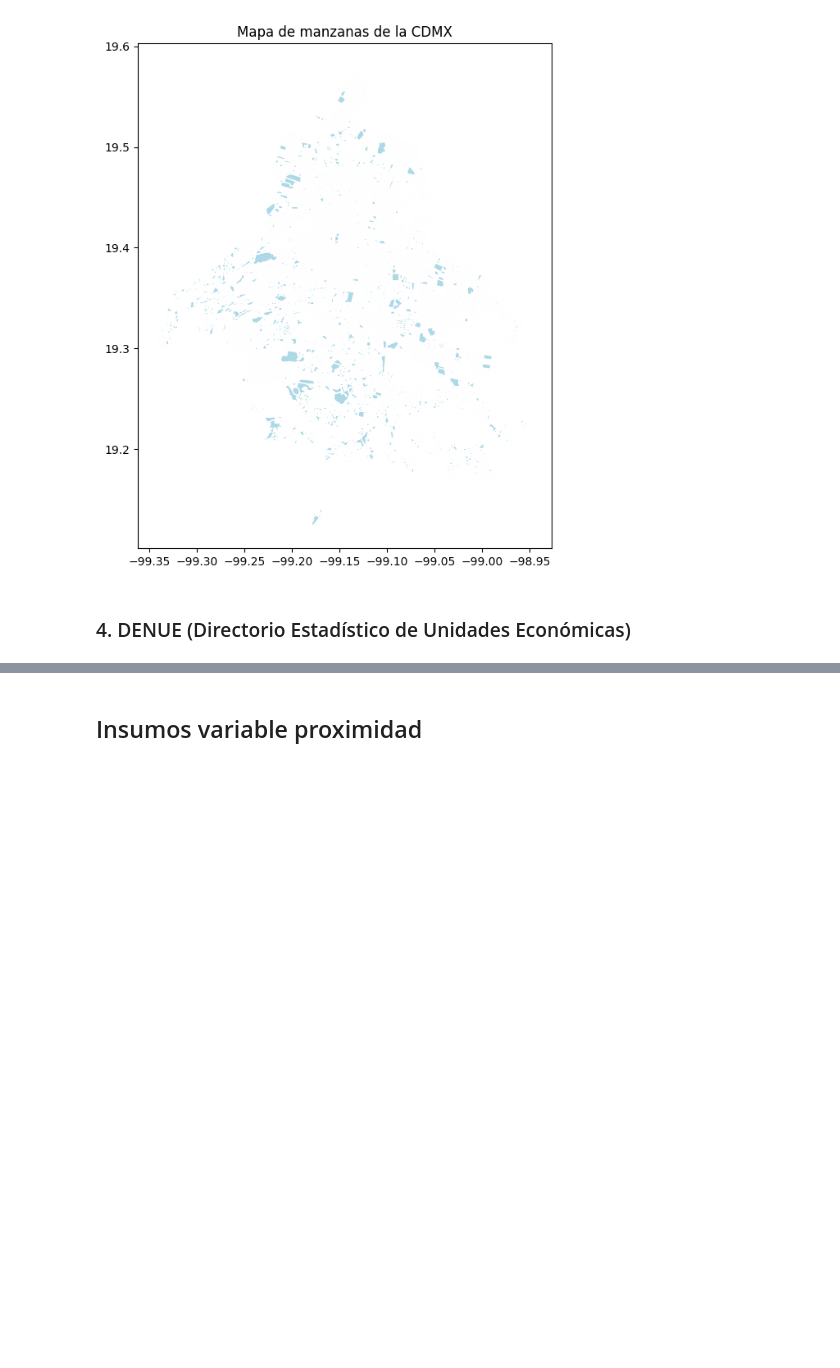
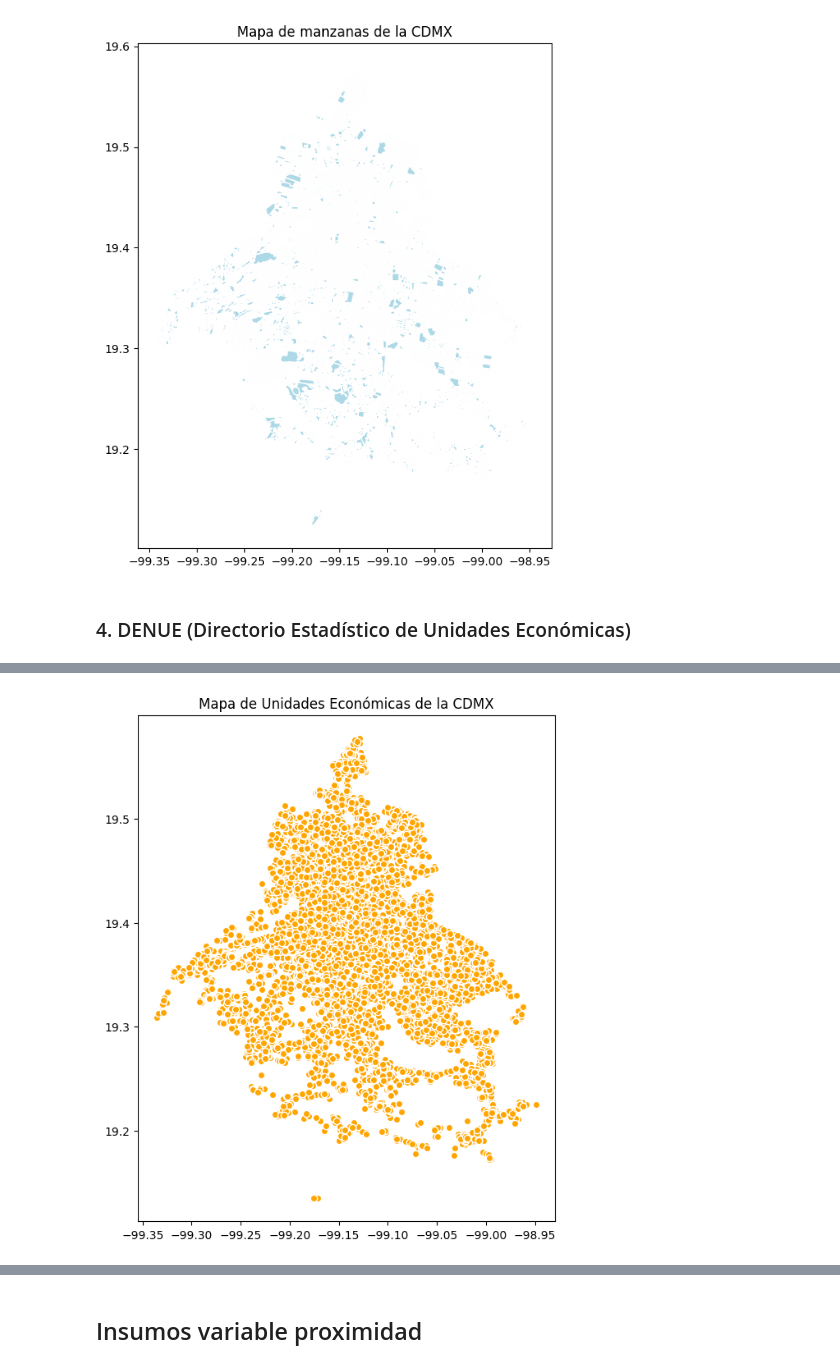
Before and after one commit to trio-tristeza/hackods-unam, a Jupyter notebook: notebooks/carga_insumos.ipynb, the cells around one changed output, grey strips where cells are left out. Saved outputs shown, nothing was run; the diff lists cells and outputs as text; code cells hidden in the pictures; blank space fills up the shorter version.

```diff
--- a/notebooks/carga_insumos.ipynb
+++ b/notebooks/carga_insumos.ipynb
@@ -205,0 +211,6 @@ Registros cargados: 17216
+# %%
+unidadesEconomicasDenue.plot(figsize=(8, 8), color='orange', edgecolor='white')
+plt.title("Mapa de Unidades Económicas de la CDMX")
+plt.show()
+# %% [output]
+[figure, added]
```
Also changed, not shown: parts of 13 cells of this notebook, 7 other files.
